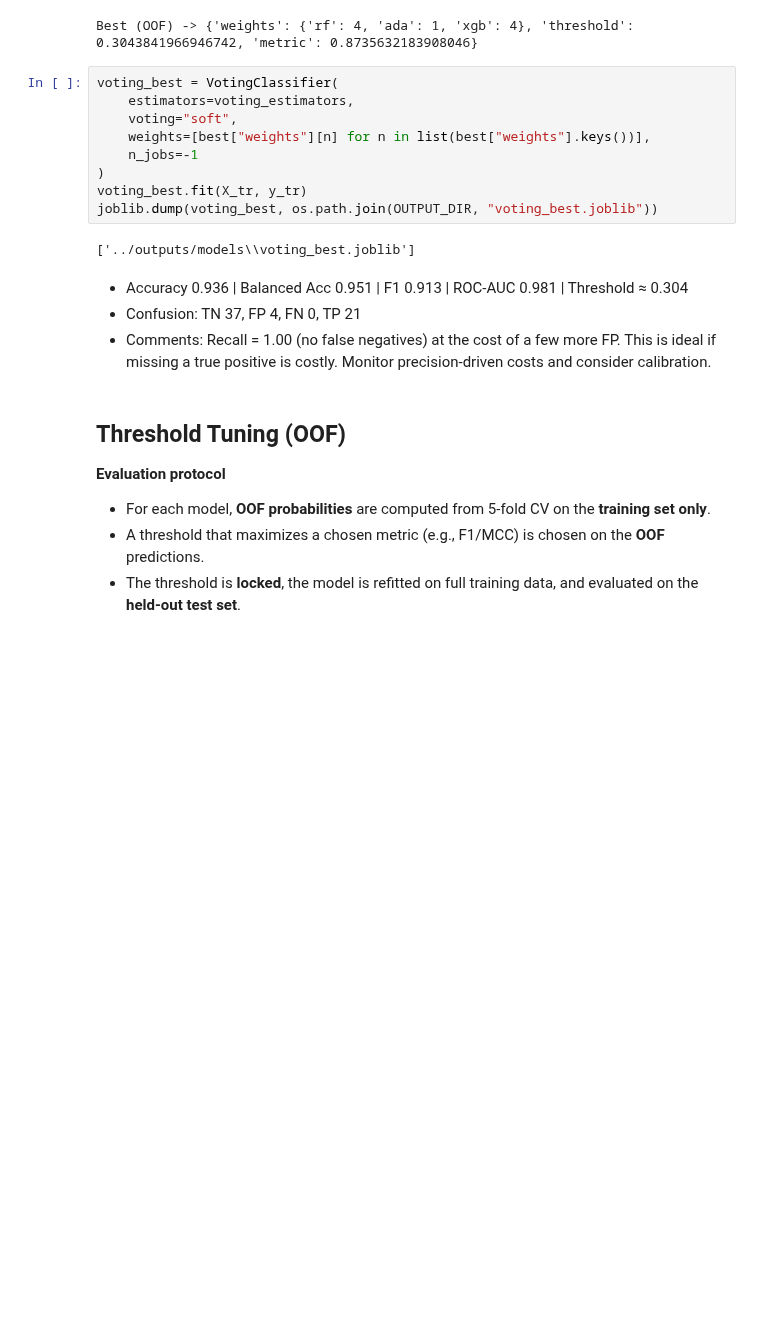
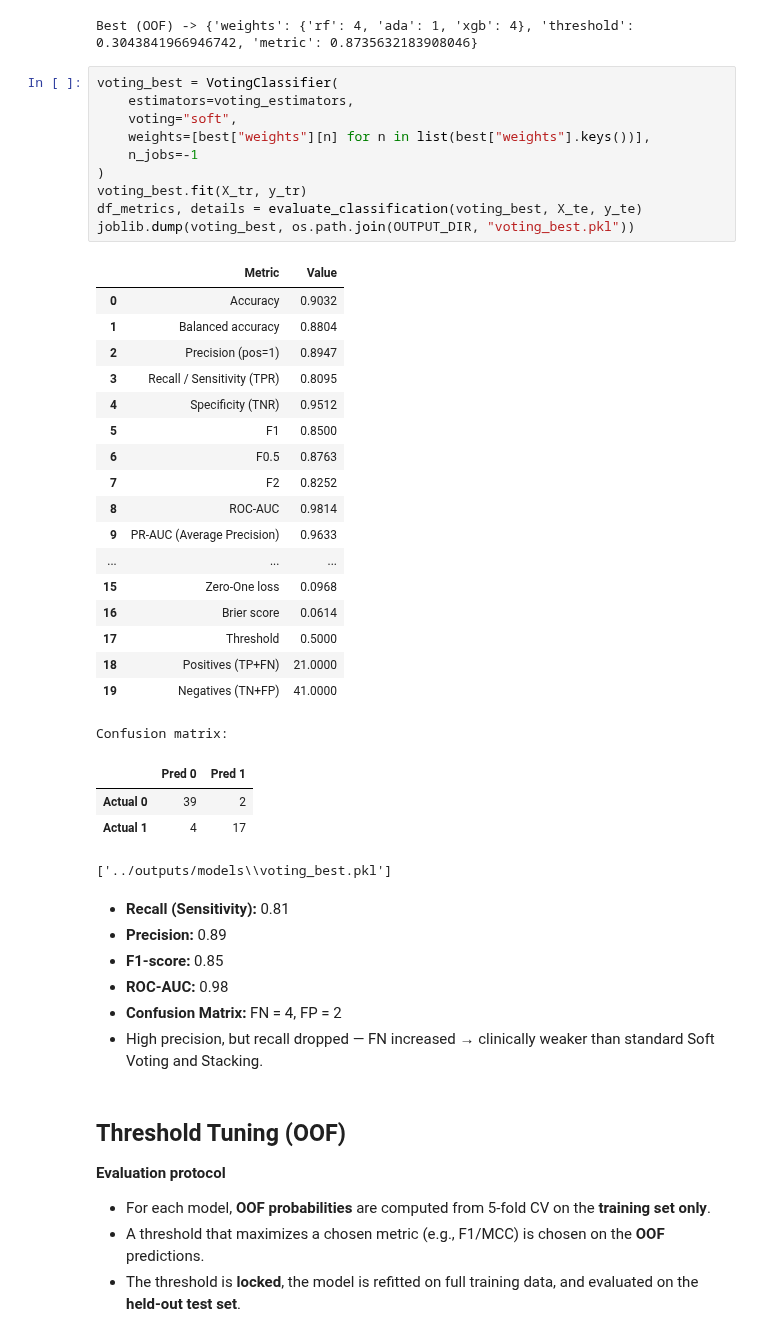
Before and after one commit to zuzannapajak/cardio-risk-prediction, a Jupyter notebook: notebooks/model_training.ipynb, the cells around one changed output. Drawn from its saved outputs; the diff is of its cells as text; blank space fills up the shorter version.

```diff
--- a/notebooks/model_training.ipynb
+++ b/notebooks/model_training.ipynb
@@ -561,18 +594,43 @@ Best (OOF) -> {'weights': {'rf': 4, 'ada': 1, 'xgb': 4}, 'threshold': 0.30438419
 # %%
 voting_best = VotingClassifier(
     estimators=voting_estimators,
     voting="soft",
     weights=[best["weights"][n] for n in list(best["weights"].keys())],
     n_jobs=-1
 )
 voting_best.fit(X_tr, y_tr)
-joblib.dump(voting_best, os.path.join(OUTPUT_DIR, "voting_best.joblib"))
+df_metrics, details = evaluate_classification(voting_best, X_te, y_te)
+joblib.dump(voting_best, os.path.join(OUTPUT_DIR, "voting_best.pkl"))
 # %% [output]
+|  | Metric | Value |
+| 0 | Accuracy | 0.9032 |
+| 1 | Balanced accuracy | 0.8804 |
+| 2 | Precision (pos=1) | 0.8947 |
+| 3 | Recall / Sensitivity (TPR) | 0.8095 |
+| 4 | Specificity (TNR) | 0.9512 |
+| 5 | F1 | 0.8500 |
+| 6 | F0.5 | 0.8763 |
+| 7 | F2 | 0.8252 |
+| 8 | ROC-AUC | 0.9814 |
+| 9 | PR-AUC (Average Precision) | 0.9633 |
+| ... | ... | ... |
+| 15 | Zero-One loss | 0.0968 |
+| 16 | Brier score | 0.0614 |
+| 17 | Threshold | 0.5000 |
+| 18 | Positives (TP+FN) | 21.0000 |
+| 19 | Negatives (TN+FP) | 41.0000 |
-['../outputs/models\\voting_best.joblib']
+Confusion matrix:
+|  | Pred 0 | Pred 1 |
+| Actual 0 | 39 | 2 |
+| Actual 1 | 4 | 17 |
+['../outputs/models\\voting_best.pkl']
 # %% [markdown]
-- Accuracy 0.936 | Balanced Acc 0.951 | F1 0.913 | ROC-AUC 0.981 | Threshold ≈ 0.304
-- Confusion: TN 37, FP 4, FN 0, TP 21
-- Comments: Recall = 1.00 (no false negatives) at the cost of a few more FP. This is ideal if missing a true positive is costly. Monitor precision-driven costs and consider calibration.
+- **Recall (Sensitivity):** 0.81
+- **Precision:** 0.89
+- **F1-score:** 0.85
+- **ROC-AUC:** 0.98
+- **Confusion Matrix:** FN = 4, FP = 2
+- High precision, but recall dropped — FN increased → clinically weaker than standard Soft Voting and Stacking.
 # %% [markdown]
 ## Threshold Tuning (OOF)
 **Evaluation protocol**
```
Also changed, not shown: parts of 19 cells of this notebook, 7 other files.
